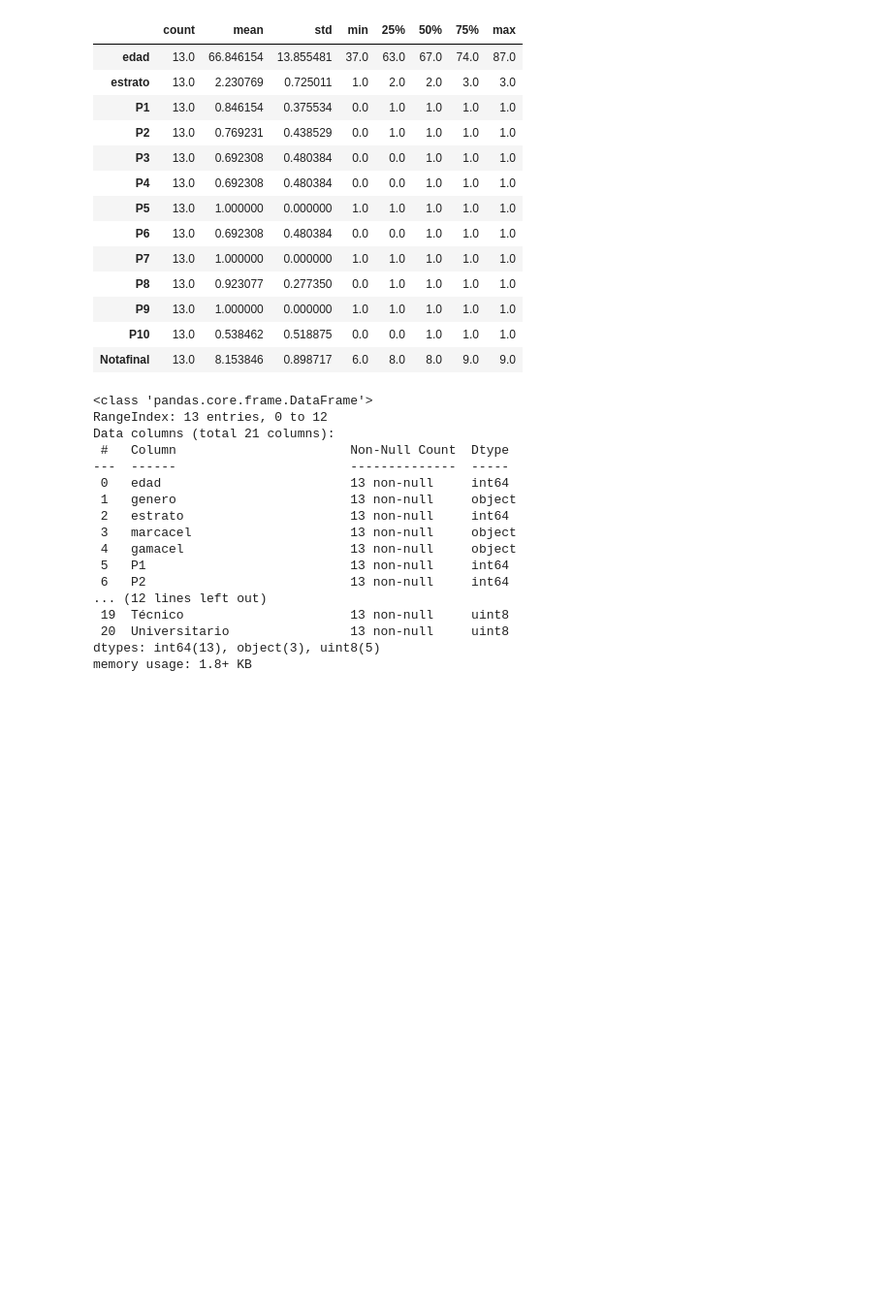
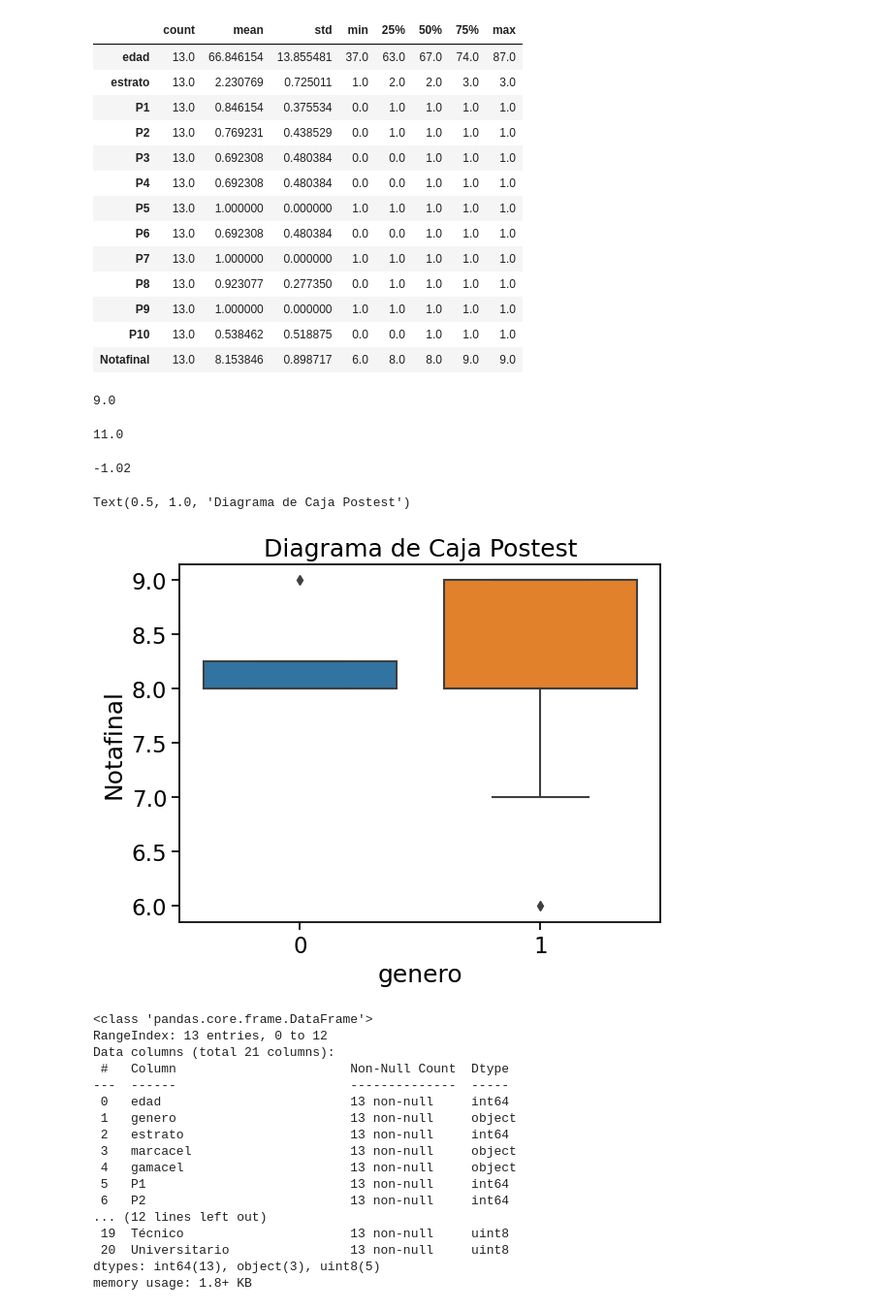
Before and after one commit to jaquimbayoc7/AnalisisProyeccionSocial, a Jupyter notebook: Analisis.ipynb, the cells around one changed output. Shown at 97% size. Drawn from its saved outputs; the diff is of its cells as text; code cells hidden in the pictures; blank space fills up the shorter version.

```diff
--- a/Analisis.ipynb
+++ b/Analisis.ipynb
@@ -683,6 +728,31 @@ diagF.describe().T
 | P9 | 13.0 | 1.000000 | 0.000000 | 1.0 | 1.0 | 1.0 | 1.0 | 1.0 |
 | P10 | 13.0 | 0.538462 | 0.518875 | 0.0 | 0.0 | 1.0 | 1.0 | 1.0 |
 | Notafinal | 13.0 | 8.153846 | 0.898717 | 6.0 | 8.0 | 8.0 | 9.0 | 9.0 |
+# %%
+##Medidas de posicionamiento
+p70 = diagF["Notafinal"].quantile(0.7)
+p70
+# %% [output]
+9.0
+# %%
+##coeficiente de variación postest
+cvf = diagF["Notafinal"].std(ddof=0) / diagF["Notafinal"].mean()
+round(cvf,2) * 100
+# %% [output]
+11.0
+# %%
+##Asimetría postest
+asimetriaF = ss.skew(diagF["Notafinal"])
+round(asimetriaF,2)
+# %% [output]
+-1.02
+# %%
+sns.boxplot(x ="genero",
+             y ="Notafinal",
+             data = diagF).set_title("Diagrama de Caja Postest")
+# %% [output]
+Text(0.5, 1.0, 'Diagrama de Caja Postest')
+[figure, added]
 # %%
 ##Conversión a variables dummies
 diagFini = diagF
```
Also changed, not shown: parts of 14 cells of this notebook.
